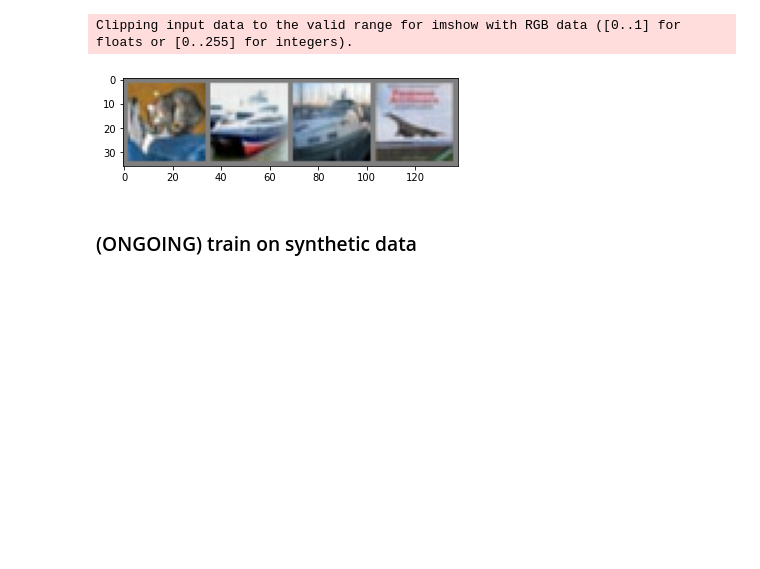
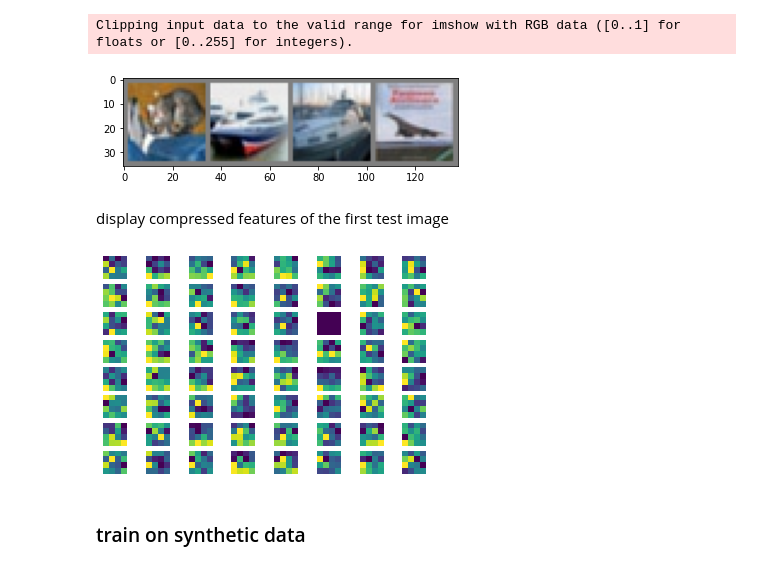
Before and after one commit to djbradyAtOpticalSciencesArizona/multiframeEstimation, a Jupyter notebook: TrainingDataForDemosaicking.ipynb, the cells around one changed output. Drawn from its saved outputs; the diff is of its cells as text; code cells hidden in the pictures; blank space fills up the shorter version.

```diff
--- a/TrainingDataForDemosaicking.ipynb
+++ b/TrainingDataForDemosaicking.ipynb
@@ -254,15 +261,20 @@ class mosaicAE(nn.Module):
 
         '''decoder'''
         self.deconv1 = deconv4x4(feature_planes, 32)
-        self.deconv2 = deconv4x4(32, 16)
-        self.deconv3 = deconv4x4(16, 8)
-        self.conv4 = conv3x3(8, in_planes)
+        self.deconv2 = deconv4x4(32, 32)
+        self.deconv3 = deconv4x4(32, 32)
+        self.conv4 = nn.Conv2d(32, in_planes, kernel_size=5, padding=2)
+
+        for m in self.modules():
+            if isinstance(m, nn.Conv2d) or isinstance(m, nn.ConvTranspose2d):
+                nn.init.kaiming_normal_(m.weight, mode='fan_out', nonlinearity='relu')
+
 
     def forward(self, x):
         x = F.relu(self.conv1(x))
         x = F.relu(self.conv2(x))
-        x = F.relu(self.conv3(x))
-        x = F.relu(self.deconv1(x))
+        # x = F.relu(self.conv3(x))
+        # x = F.relu(self.deconv1(x))
         x = F.relu(self.deconv2(x))
         x = F.relu(self.deconv3(x))
         x = self.conv4(x)
@@ -386,5 +388,29 @@ imshow(torchvision.utils.make_grid(outputs))
 [figure]
 Clipping input data to the valid range for imshow with RGB data ([0..1] for floats or [0..255] for integers).
 [figure]
+# %% [markdown]
+display compressed features of the first test image
+# %%
+## ref: https://discuss.pytorch.org/t/visualize-feature-map/29597/2
+
+activation = {}
+def get_activation(name):
+    def hook(model, input, output):
+        activation[name] = output.detach()
+    return hook
+
+model.conv3.register_forward_hook(get_activation('conv3'))
+outputs = model(images.to(device))
+
+act = torch.clamp(activation['conv3'], 0, None).cpu().numpy()
+
+fig, ax = plt.subplots(8, 8)
+for i in range(8):
+    for j in range(8):
+        ax[i][j].imshow(act[0, i * 8 + j])
+        ax[i][j].axis("off")
+plt.show()
+# %% [output]
+[figure, added]
 # %% [markdown]
-### (ONGOING) train on synthetic data
+### train on synthetic data
```
Also changed, not shown: parts of 16 cells of this notebook.
